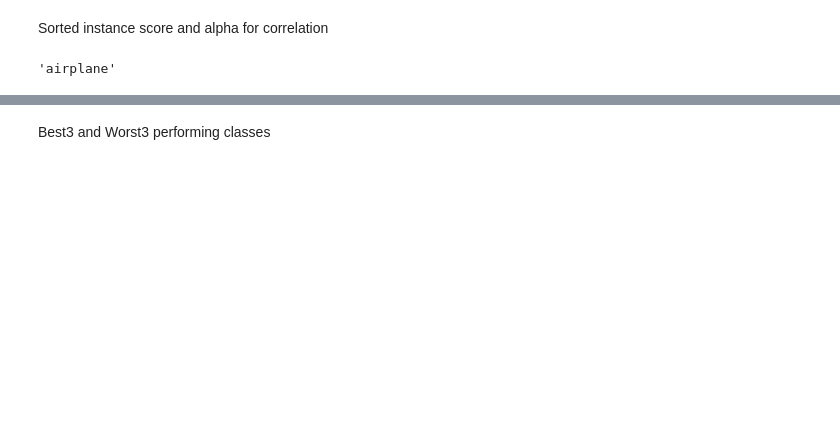
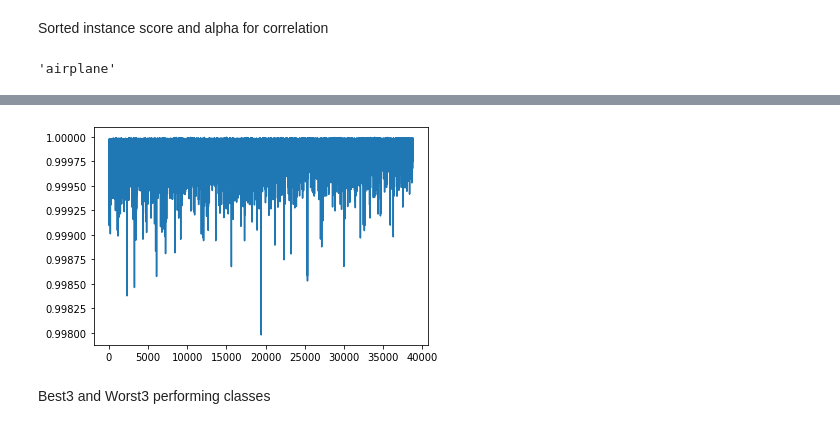
Before and after one commit to SeonghaEom/LT-ML, a Jupyter notebook: notebooks/AP_classwise.ipynb, the cells around one changed output, grey strips where cells are left out. Cells and saved outputs as stored; diff of their text form; code cells hidden in the pictures; blank space fills up the shorter version.

```diff
--- a/notebooks/AP_classwise.ipynb
+++ b/notebooks/AP_classwise.ipynb
@@ -274,3 +292,13 @@ IndexError: index 1144 is out of bounds for axis 0 with size 402
+# %%
+import matplotlib.pyplot as plt
+
+df = pd.read_csv('../figures/{}/classFalse[bed]_alpha_scale.csv'.format(m_name))['alpha']
+
+df.plot()
+
+plt.show()
+# %% [output]
+[figure, added]
 # %% [markdown]
 Best3 and Worst3 performing classes
 # %%
```
Also changed, not shown: parts of 21 cells of this notebook, 6 other files.
